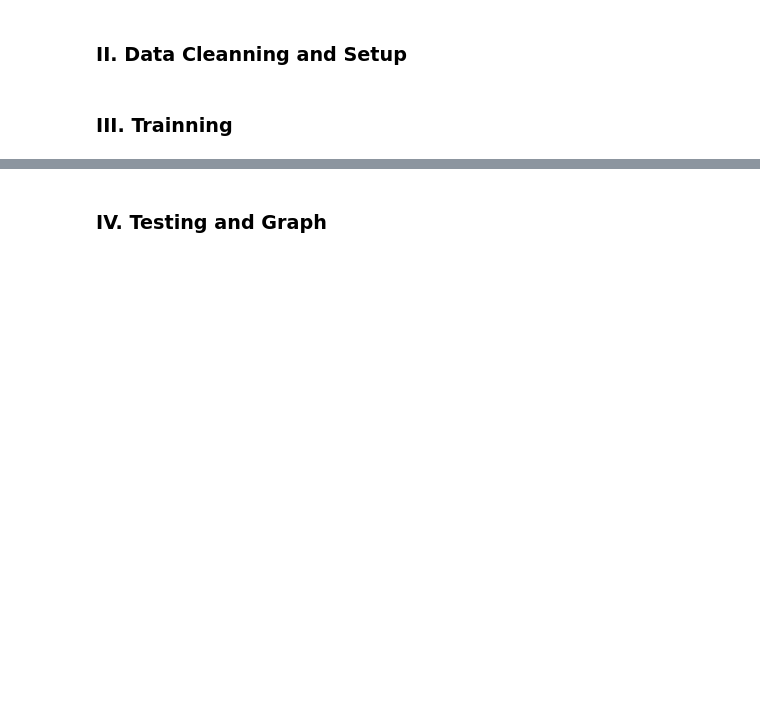
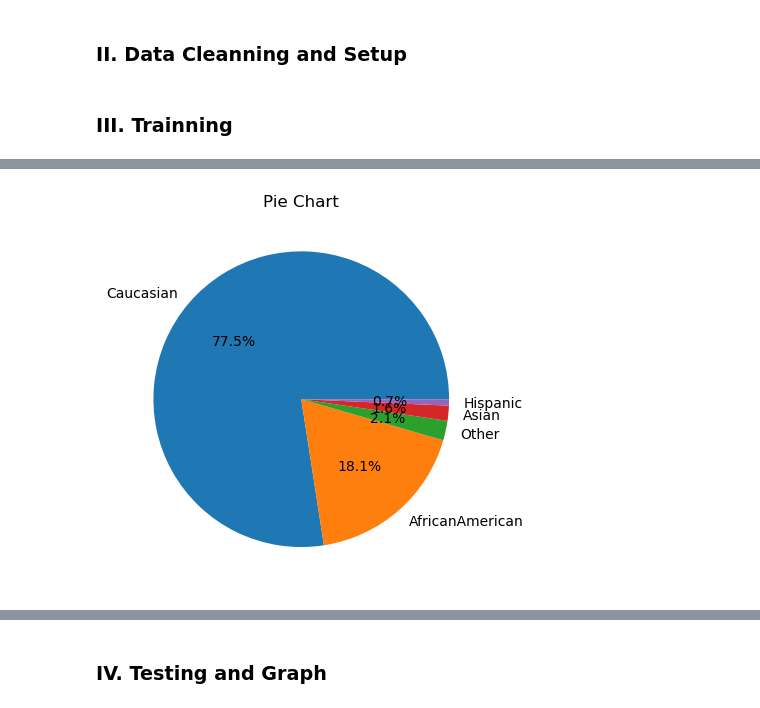
Before and after one commit to minhngo3818/cs178-diabetes-project, a Jupyter notebook: main.ipynb, the cells around one changed output, grey strips where cells are left out. Saved outputs shown, nothing was run; the diff lists cells and outputs as text; code cells hidden in the pictures; blank space fills up the shorter version.

```diff
--- a/main.ipynb
+++ b/main.ipynb
@@ -181,0 +162,16 @@ knn
+# %%
+category_counts = df['race'].value_counts()
+proportions = category_counts / len(df)
+labels = ['Caucasian' ,'AfricanAmerican' ,'Other', 'Asian', 'Hispanic']
+explode = (0, 0, 0, 0,0)  # To highlight a slice, you can use the explode parameter
+
+# Plot the pie chart
+plt.pie(proportions, explode=explode, labels=labels, autopct='%1.1f%%')
+
+# Add a title
+plt.title('Pie Chart')
+
+# Show the plot
+plt.show()
+# %% [output]
+[figure, added]
```
Also changed, not shown: parts of 20 cells of this notebook, 1 other file.
